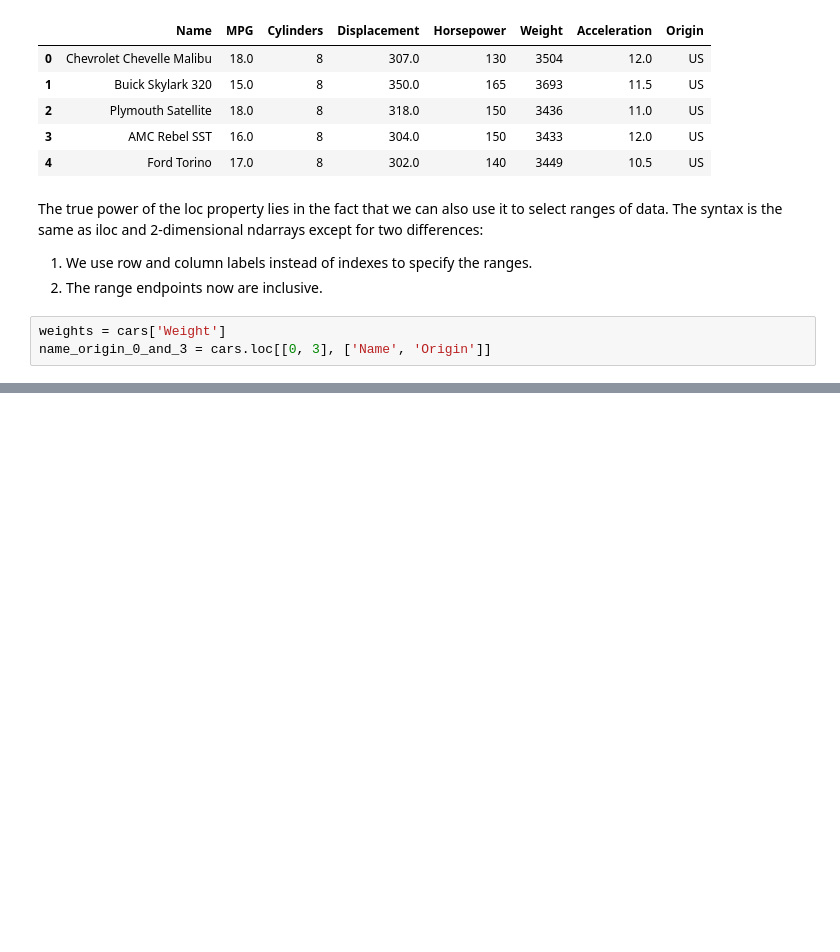
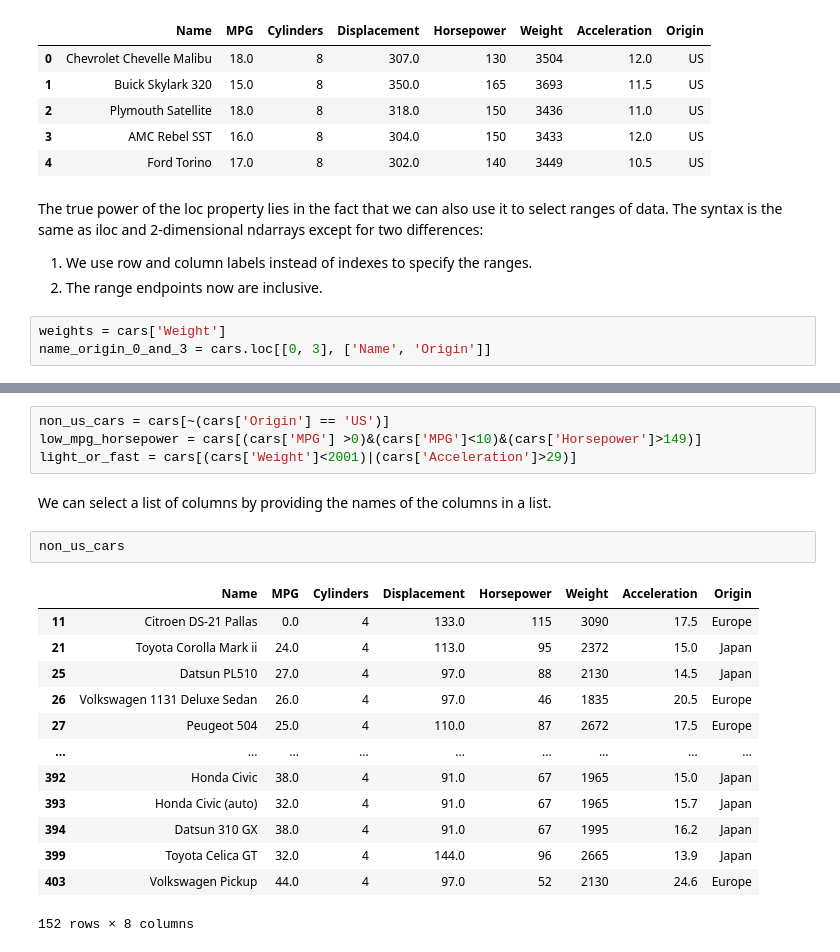
Before and after one commit to rhnyewale/Data-Engineering, a Jupyter notebook: Pandas.ipynb, the cells around one changed output, grey strips where cells are left out. Cells and saved outputs as stored; diff of their text form; blank space fills up the shorter version.

```diff
--- a/Pandas.ipynb
+++ b/Pandas.ipynb
@@ -161,0 +355,22 @@ One way to remember this is to think about the first letter of the property:
+# %%
+non_us_cars = cars[~(cars['Origin'] == 'US')]
+low_mpg_horsepower = cars[(cars['MPG'] >0)&(cars['MPG']<10)&(cars['Horsepower']>149)]
+light_or_fast = cars[(cars['Weight']<2001)|(cars['Acceleration']>29)]
+# %% [markdown]
+We can select a list of columns by providing the names of the columns in a list.
+# %%
+non_us_cars
+# %% [output]
+|  | Name | MPG | Cylinders | Displacement | Horsepower | Weight | Acceleration | Origin |
+| 11 | Citroen DS-21 Pallas | 0.0 | 4 | 133.0 | 115 | 3090 | 17.5 | Europe |
+| 21 | Toyota Corolla Mark ii | 24.0 | 4 | 113.0 | 95 | 2372 | 15.0 | Japan |
+| 25 | Datsun PL510 | 27.0 | 4 | 97.0 | 88 | 2130 | 14.5 | Japan |
+| 26 | Volkswagen 1131 Deluxe Sedan | 26.0 | 4 | 97.0 | 46 | 1835 | 20.5 | Europe |
+| 27 | Peugeot 504 | 25.0 | 4 | 110.0 | 87 | 2672 | 17.5 | Europe |
+| ... | ... | ... | ... | ... | ... | ... | ... | ... |
+| 392 | Honda Civic | 38.0 | 4 | 91.0 | 67 | 1965 | 15.0 | Japan |
+| 393 | Honda Civic (auto) | 32.0 | 4 | 91.0 | 67 | 1965 | 15.7 | Japan |
+| 394 | Datsun 310 GX | 38.0 | 4 | 91.0 | 67 | 1995 | 16.2 | Japan |
+| 399 | Toyota Celica GT | 32.0 | 4 | 144.0 | 96 | 2665 | 13.9 | Japan |
+| 403 | Volkswagen Pickup | 44.0 | 4 | 97.0 | 52 | 2130 | 24.6 | Europe |
+152 rows × 8 columns
```
Also changed, not shown: parts of 39 cells of this notebook.
